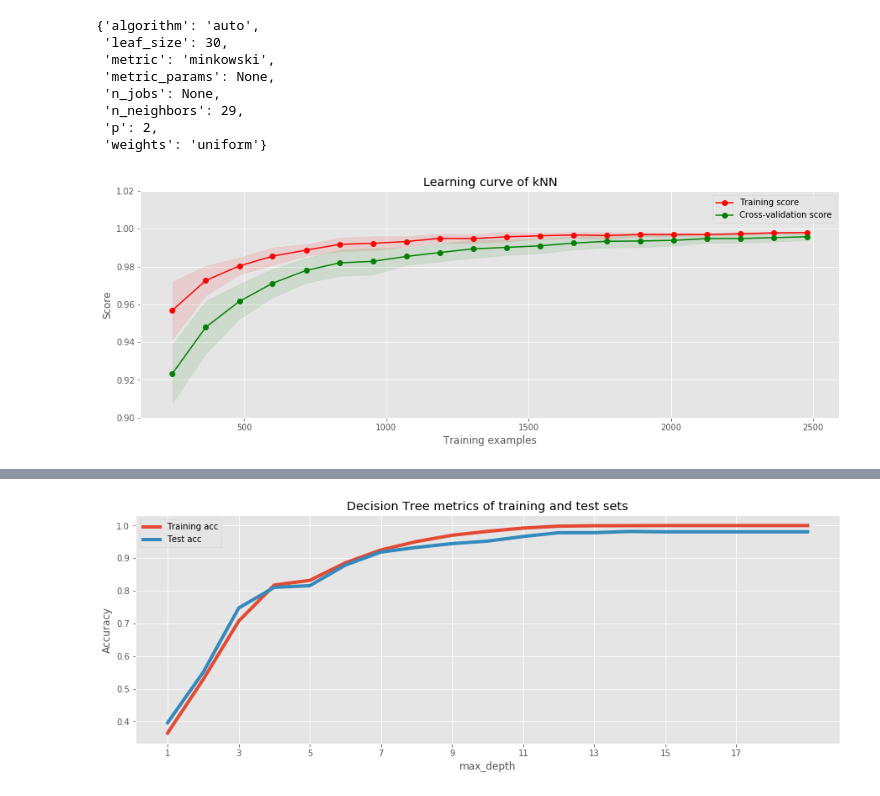
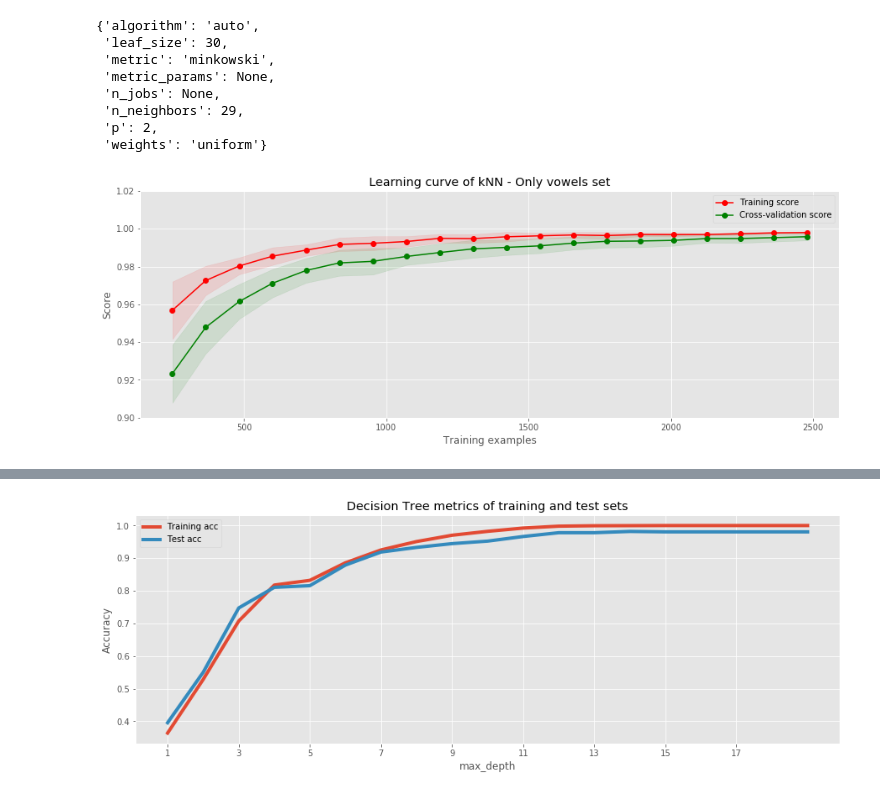
Before and after one commit to dkohkemper/pattern_recognition, a Jupyter notebook: proyecto_final/proyecto_final.ipynb, the cells around one changed output, grey strips where cells are left out. Cells and saved outputs as stored; diff of their text form; code cells hidden in the pictures.

```diff
--- a/proyecto_final/proyecto_final.ipynb
+++ b/proyecto_final/proyecto_final.ipynb
@@ -469,19 +471,19 @@ knn.get_params()
 # %%
 # Separate data intro training and test sets
 x_train, x_test, y_train, y_test = train_test_split(input_features, output_class, test_size=0.20, random_state=0)
 
 # Cross validation with 10 iterations and 20% of samples as test
 # Use ShuffleSplit
 cv = ShuffleSplit(n_splits=10, test_size=0.20, random_state=0)
 
 # Select classifier
 estimator = KNeighborsClassifier(n_neighbors = 5)
 
 # Plot learning curves
-title = "Learning curve of kNN"
+title = "Learning curve of kNN - Only vowels set"
 plot_learning_curve(estimator, title, x_train, y_train, ylim=(0.90, 1.02), cv=cv, n_jobs=4)
 
 plt.grid()
 plt.show()
 # %% [output]
-[figure, old version]
+[figure, new version]
```
Also changed, not shown: parts of 21 cells of this notebook.
